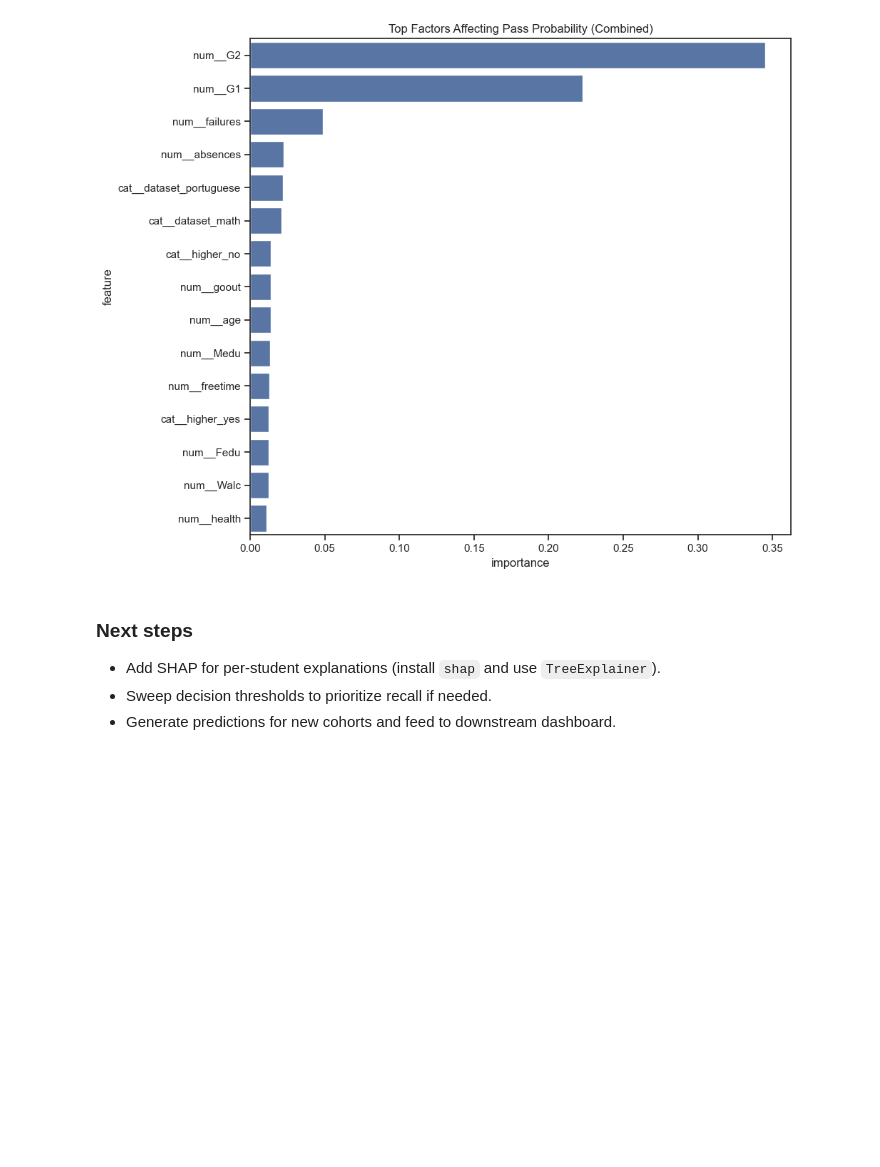
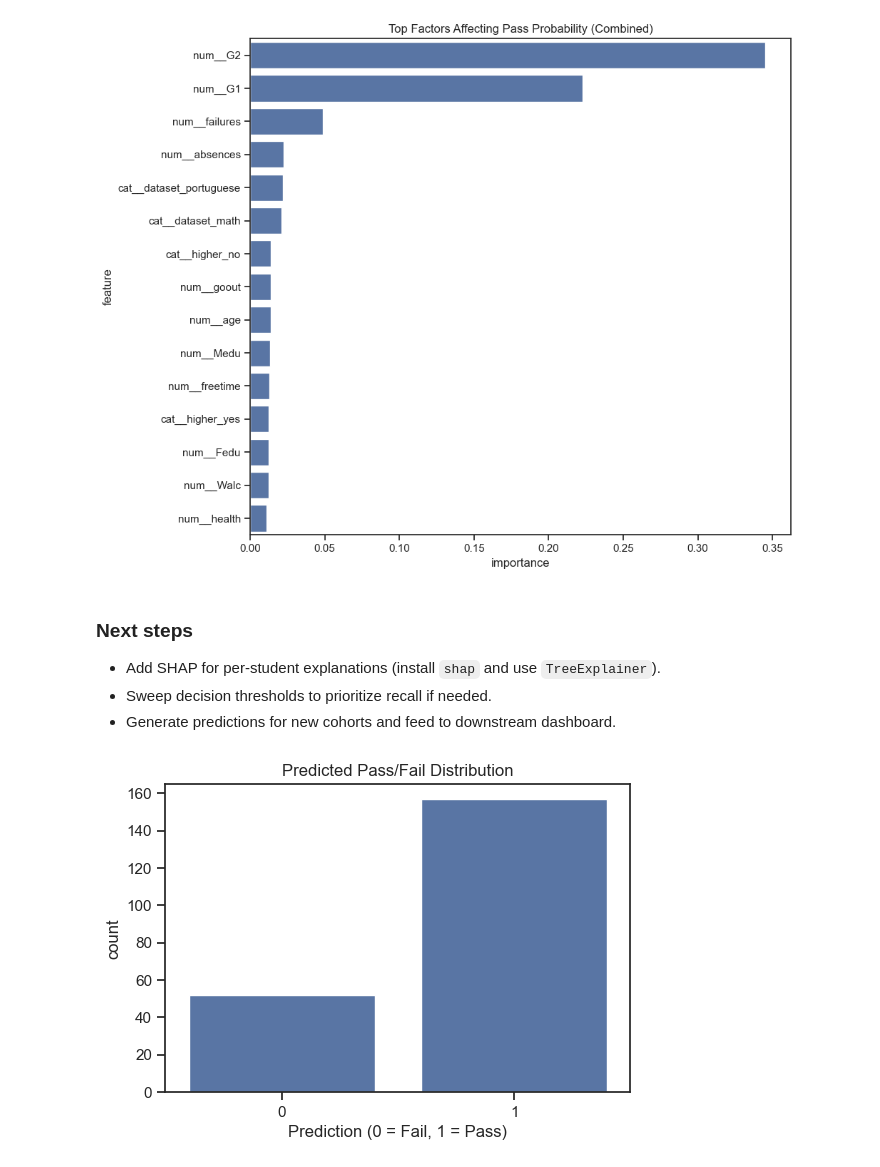
Before and after one commit to ZaidenxThiha/Student-Dropout-Prediction-and-Alert-System, a Jupyter notebook: notebooks/performance/evaluate.ipynb, the cells around one changed output. Saved outputs shown, nothing was run; the diff lists cells and outputs as text; code cells hidden in the pictures; blank space fills up the shorter version.

```diff
--- a/notebooks/performance/evaluate.ipynb
+++ b/notebooks/performance/evaluate.ipynb
@@ -172,3 +172,14 @@ plt.show()
 - Add SHAP for per-student explanations (install `shap` and use `TreeExplainer`).
 - Sweep decision thresholds to prioritize recall if needed.
 - Generate predictions for new cohorts and feed to downstream dashboard.
+# %%
+import seaborn as sns
+
+plt.figure(figsize=(6,4))
+sns.countplot(x=y_pred)
+plt.title("Predicted Pass/Fail Distribution")
+plt.xlabel("Prediction (0 = Fail, 1 = Pass)")
+plt.savefig("prediction_distribution.png")
+plt.show()
+# %% [output]
+[figure, added]
```
Also changed, not shown: parts of 2 cells of this notebook, 14 other files.
